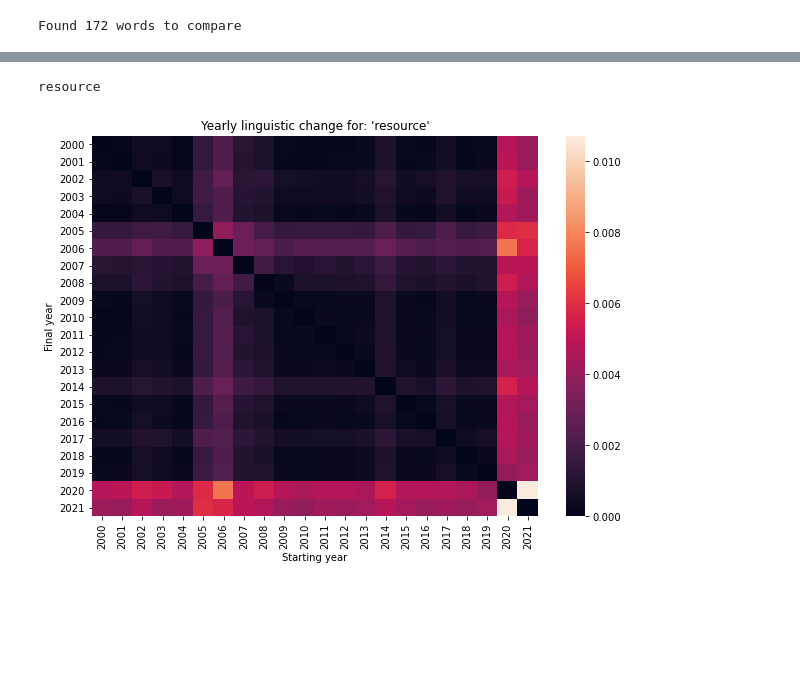
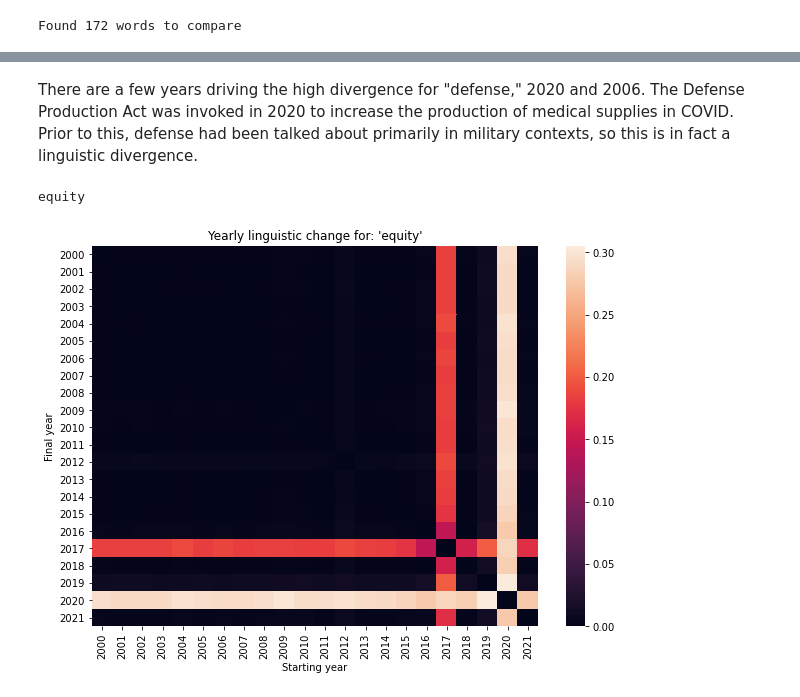
Before and after one commit to lilygrier/Homework-Notebooks, a Jupyter notebook: week-7/7-Vector-Space-Word-Embeddings_lilygrier.ipynb, the cells around one changed output, grey strips where cells are left out. Saved outputs shown, nothing was run; the diff lists cells and outputs as text; code cells hidden in the pictures; blank space fills up the shorter version.

```diff
--- a/week-7/7-Vector-Space-Word-Embeddings_lilygrier.ipynb
+++ b/week-7/7-Vector-Space-Word-Embeddings_lilygrier.ipynb
@@ -2082,14 +2077,16 @@ defense
+# %% [markdown]
+There are a few years driving the high divergence for "defense," 2020 and 2006. The Defense Production Act was invoked in 2020 to increase the production of medical supplies in COVID. Prior to this, defense had been talked about primarily in military contexts, so this is in fact a linguistic divergence.
 # %%
-targetWord = 'resource'
+targetWord = 'equity'
 
 pltDF = getDivergenceDF(targetWord, comparedEmbeddings)
 fig, ax = plt.subplots(figsize = (10, 7))
 seaborn.heatmap(pltDF, ax = ax, annot = False) #set annot True for a lot more information
 ax.set_xlabel("Starting year")
 ax.set_ylabel("Final year")
 ax.set_ylabel("Final year")
 ax.set_title("Yearly linguistic change for: '{}'".format(targetWord))
 plt.show()
 # %% [output]
-resource
+equity
-[figure, old version]
+[figure, new version]
```
Also changed, not shown: parts of 24 cells of this notebook.
